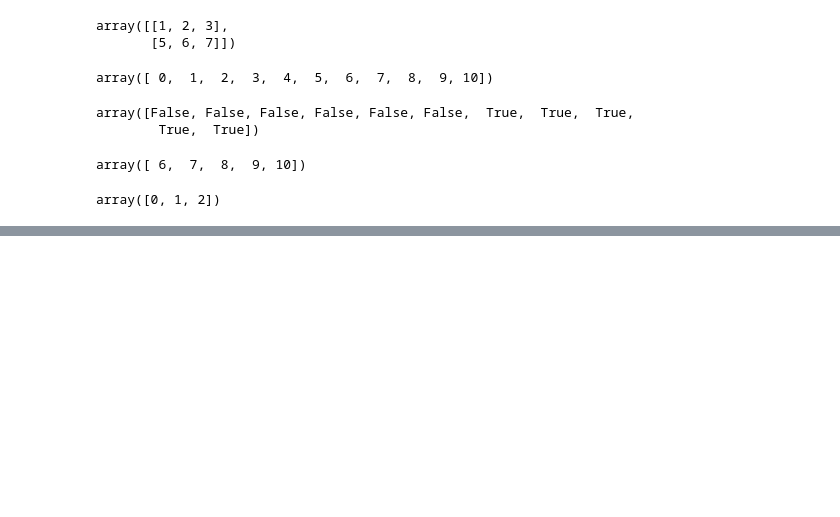
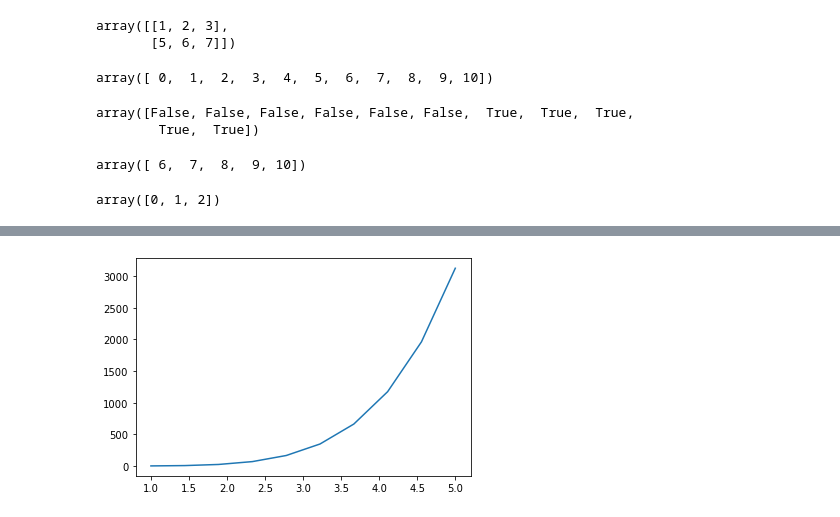
Before and after one commit to probe2k/webinar-2.0, a Jupyter notebook: crashcourse.ipynb, the cells around one changed output, grey strips where cells are left out. Cells and saved outputs as stored; diff of their text form; code cells hidden in the pictures; blank space fills up the shorter version.

```diff
--- a/crashcourse.ipynb
+++ b/crashcourse.ipynb
@@ -975,0 +1006,6 @@ The history saving thread hit an unexpected error (OperationalError('attempt to
+# %%
+# And here, we obtain a statistical curve from our mean deviation for values of x to the increment in value of y. In case you're not in any interactive code editor, you can just go ahead and use plt.show() like
+plt.plot(x, y)
+plt.show()
+# %% [output]
+[figure, added]
```
Also changed, not shown: parts of 10 cells of this notebook.
